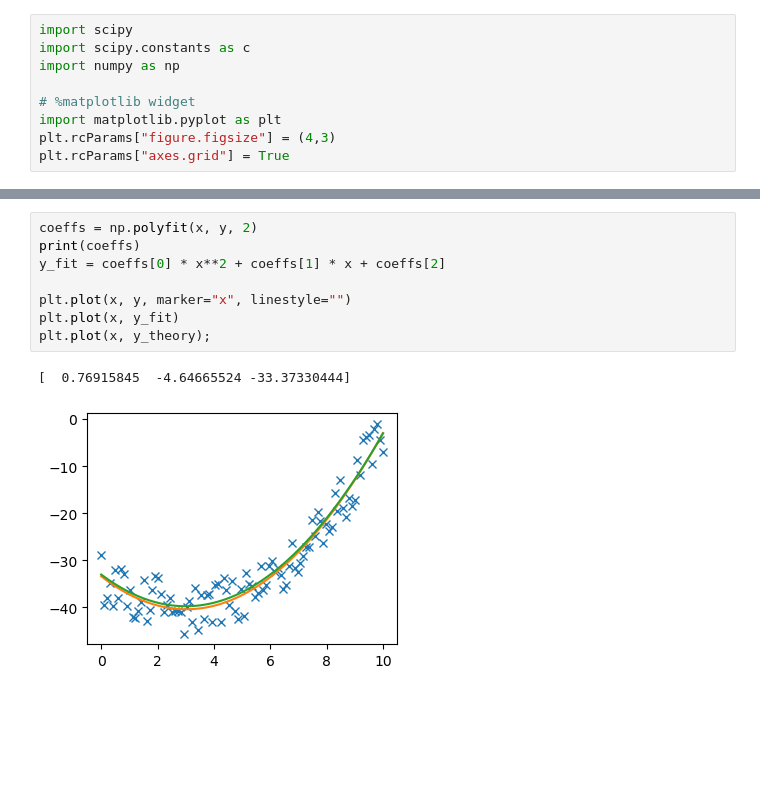
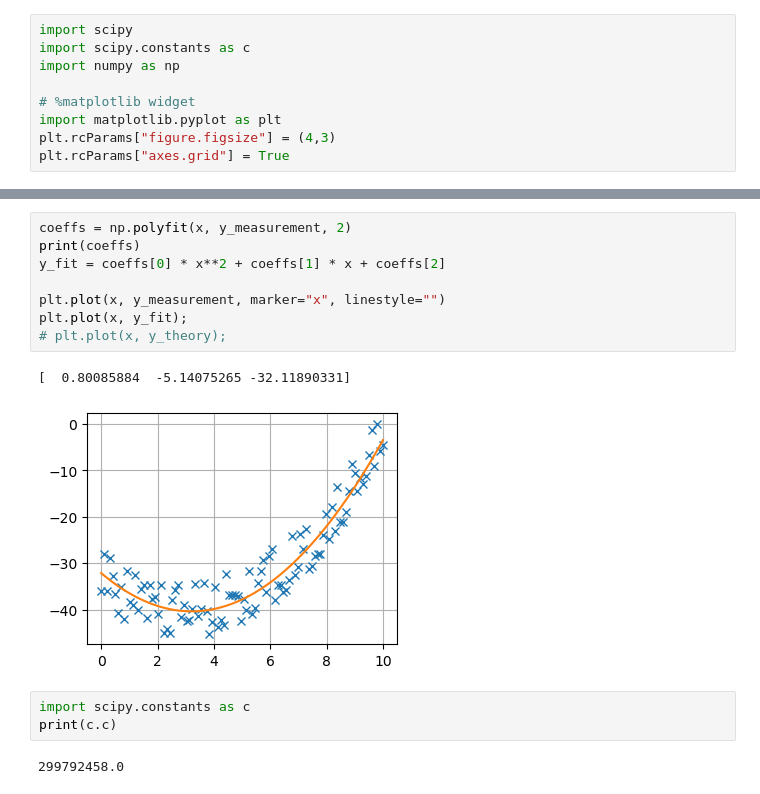
Before and after one commit to jonathanbollig/pycophy, a Jupyter notebook: Lecture Resources/Unedited Notebooks/Live_12.ipynb, the cells around one changed output, grey strips where cells are left out. Cells and saved outputs as stored; diff of their text form; blank space fills up the shorter version.

```diff
--- a/Lecture Resources/Unedited Notebooks/Live_12.ipynb
+++ b/Lecture Resources/Unedited Notebooks/Live_12.ipynb
@@ -19,11 +19,16 @@ plt.show()
 # %%
-coeffs = np.polyfit(x, y, 2)
+coeffs = np.polyfit(x, y_measurement, 2)
 print(coeffs)
 y_fit = coeffs[0] * x**2 + coeffs[1] * x + coeffs[2]
 
-plt.plot(x, y, marker="x", linestyle="")
-plt.plot(x, y_fit)
-plt.plot(x, y_theory);
+plt.plot(x, y_measurement, marker="x", linestyle="")
+plt.plot(x, y_fit);
+# plt.plot(x, y_theory);
 # %% [output]
-[  0.76915845  -4.64665524 -33.37330444]
+[  0.80085884  -5.14075265 -32.11890331]
-[figure, old version]
+[figure, new version]
+# %%
+import scipy.constants as c
+print(c.c)
+# %% [output]
+299792458.0
```
Also changed, not shown: parts of 2 cells of this notebook, 2 other files.
